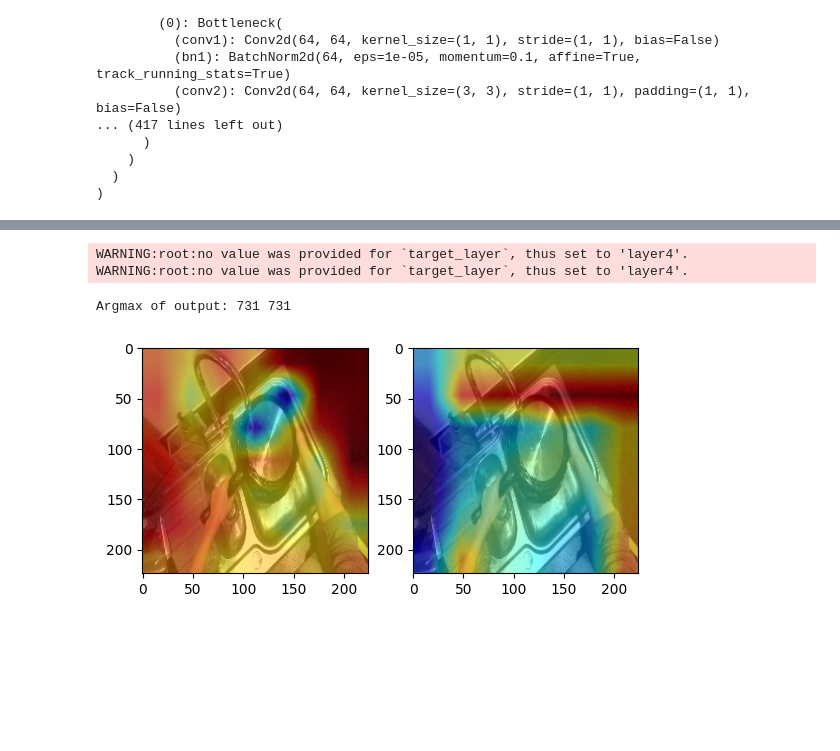
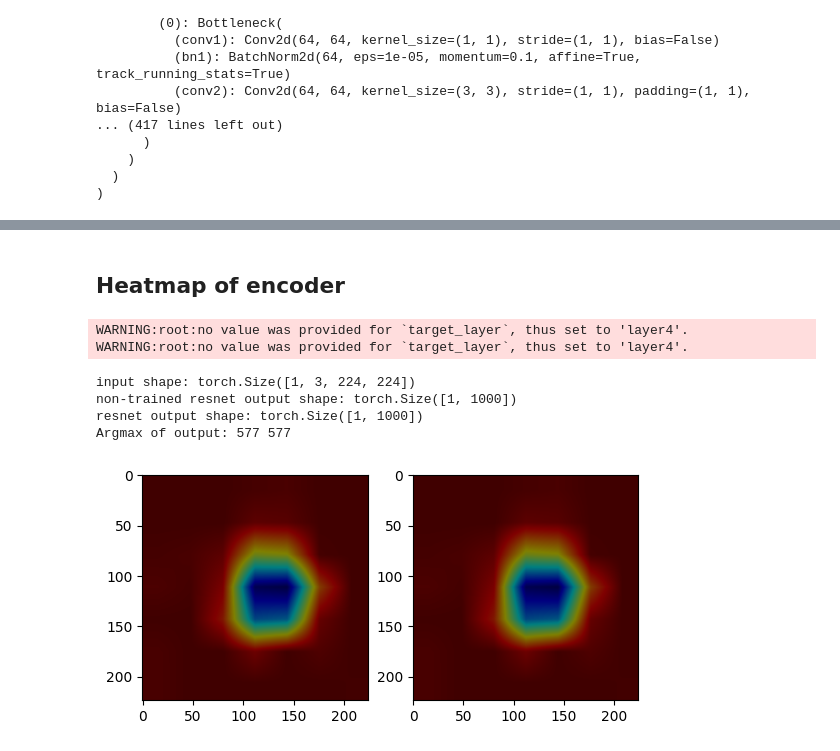
Before and after one commit to pasca-l/hands-and-objects, a Jupyter notebook: objectness_classification/models/model_analysis.ipynb, the cells around one changed output, grey strips where cells are left out. Cells and saved outputs as stored; diff of their text form; code cells hidden in the pictures; blank space fills up the shorter version.

```diff
--- a/objectness_classification/models/model_analysis.ipynb
+++ b/objectness_classification/models/model_analysis.ipynb
@@ -27,7 +27,7 @@ egohos_dataset = ObjnessClsDataModule(
     dataset_dir=dataset_dir,
     dataset_mode='egohos',
     batch_size=1,
-    with_transform=False,
+    with_transform=True,
     with_info=True,
 )
 egohos_dataset.setup()
@@ -79,7 +80,7 @@ from unet import System
 system = System()
 model = system.model
 
-model_path = os.path.join(git_root, "objectness_classification/logs/unet_2cls.ckpt")
+model_path = os.path.join(git_root, "objectness_classification/logs/unet.ckpt")
 model.load_state_dict(torch.load(model_path, map_location=torch.device('cpu')), strict=False)
 model.eval()
 # %% [output]
@@ -133,76 +155,82 @@ model output shape: (1, 1, 224, 224)
+# %% [markdown]
+## Heatmap of encoder
 # %%
 import numpy as np
 import cv2
 import torchvision.models as models
 from torchcam.methods import GradCAM
 
-input = egohos_frames.float().permute(0,3,1,2)
+# find argmax of non-trained model prediction
+nt_resnet = models.resnet101(weights='DEFAULT')
+nt_resnet.eval()
 
-# find argmax of non-trained model prediction
-nt_model = models.resnet101(weights='DEFAULT')
-nt_model.eval()
+nt_cam_extractor = GradCAM(nt_resnet)
 
-nt_cam_extractor = GradCAM(nt_model)
-
-nt_out = nt_model(input)
+nt_out = nt_resnet(input)
 class_idx = nt_out.squeeze(0).argmax().item()
 
 # apply trained weight to model
-model_path = os.path.join(git_root, "objectness_classification/logs/unet.ckpt")
-param = torch.load(model_path)["state_dict"]
+param = torch.load(model_path, map_location=torch.device('cpu'))["state_dict"]
 new_param = {}
 for k in param.keys():
     if "model.unet.encoder" in k:
         new_param[k[19:]] = param[k]
 
-model = models.resnet101(weights='DEFAULT')
-model.load_state_dict(new_param, strict=False)
-model.eval()
+resnet = models.resnet101(weights='DEFAULT')
+resnet.load_state_dict(new_param, strict=False)
+resnet.eval()
 
-cam_extractor = GradCAM(model)
+cam_extractor = GradCAM(resnet)
 
-out = model(input)
+out = resnet(input)
 class_idx2 = nt_out.squeeze(0).argmax().item()
+
+print(
+    f"input shape: {input.shape}",
+    f"non-trained resnet output shape: {nt_out.shape}",
+    f"resnet output shape: {out.shape}",
+    f"Argmax of output: {class_idx} {class_idx2}",
+    sep="\n",
+)
 
 # function to create heatmap from given CAMs
 def create_heatmap(cams):
-    for i, cam in enumerate(cams):
+    for cam in cams:
         map = cam.squeeze(0).numpy()
 
         map_min = np.min(map)
         map_max = np.max(map)
         map = (map - map_min)/(map_max - map_min)
 
         map = cv2.resize(map, (224,224))
         map = (map*255).astype(np.uint8)
 
         heatmap = cv2.applyColorMap(map, cv2.COLORMAP_JET)
-        output = heatmap * 0.5 + egohos_frames[0].detach().numpy() * 0.5
+        output = heatmap * 0.5 + egohos_img.detach().numpy() * 0.5
 
     return output
 
 # show heatmaps of CAM
-print(
-    f"Argmax of output: {class_idx}",
-    f"{class_idx2}"
-)
 nt_heatmap = create_heatmap(nt_cam_extractor(class_idx, nt_out))
 heatmap = create_heatmap(cam_extractor(class_idx2, out))
 
 fig = plt.figure()
 
 fig.add_subplot(1, 2, 1)
 plt.imshow(nt_heatmap.astype(np.uint8))
 
 fig.add_subplot(1, 2, 2)
 plt.imshow(heatmap.astype(np.uint8))
 
 plt.show()
 
 plt.clf()
 plt.close()
 # %% [output]
 WARNING:root:no value was provided for `target_layer`, thus set to 'layer4'.
 WARNING:root:no value was provided for `target_layer`, thus set to 'layer4'.
-Argmax of output: 731 731
+input shape: torch.Size([1, 3, 224, 224])
+non-trained resnet output shape: torch.Size([1, 1000])
+resnet output shape: torch.Size([1, 1000])
+Argmax of output: 577 577
-[figure, old version]
+[figure, new version]
```
Also changed, not shown: parts of 4 cells of this notebook, 4 other files.
